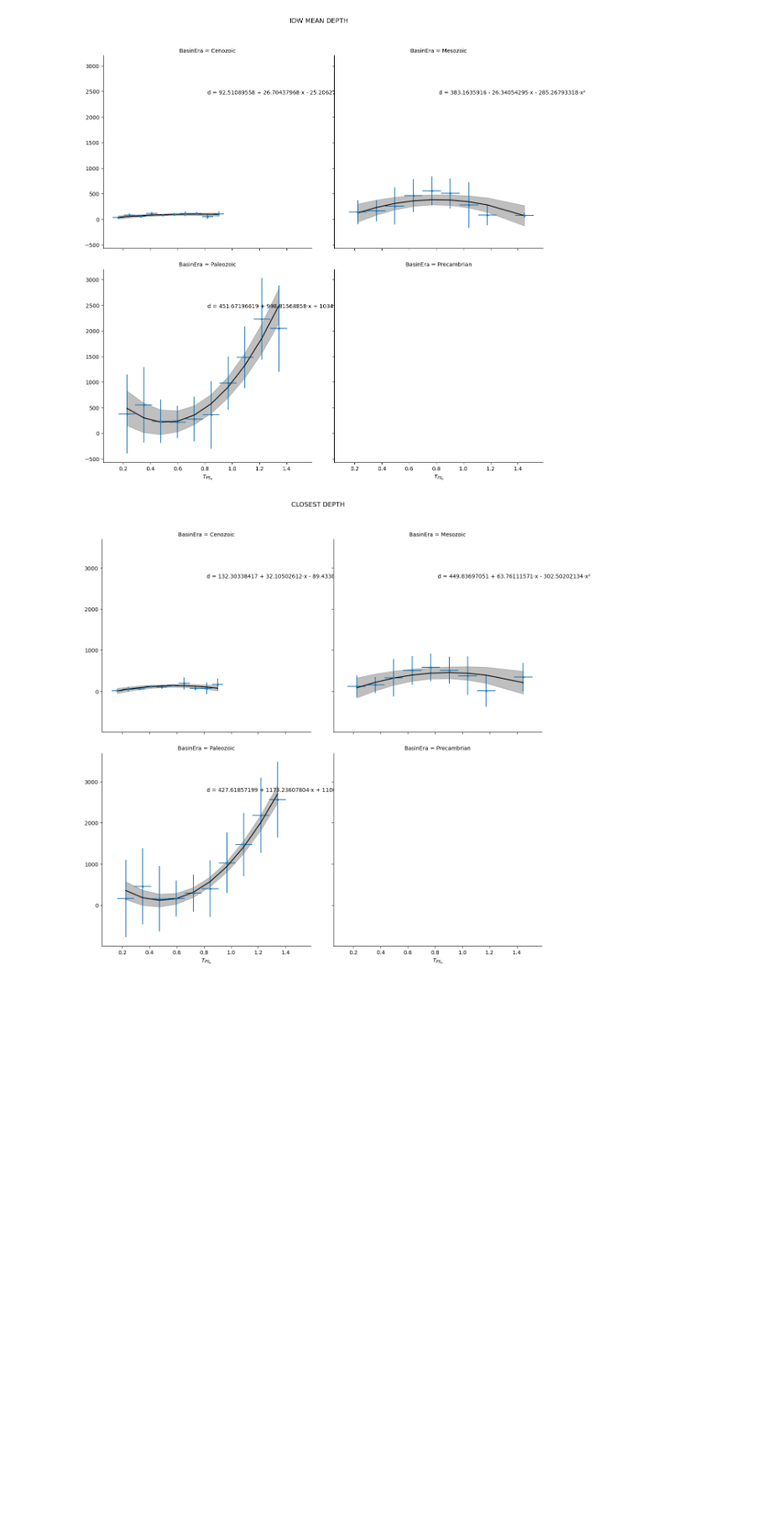
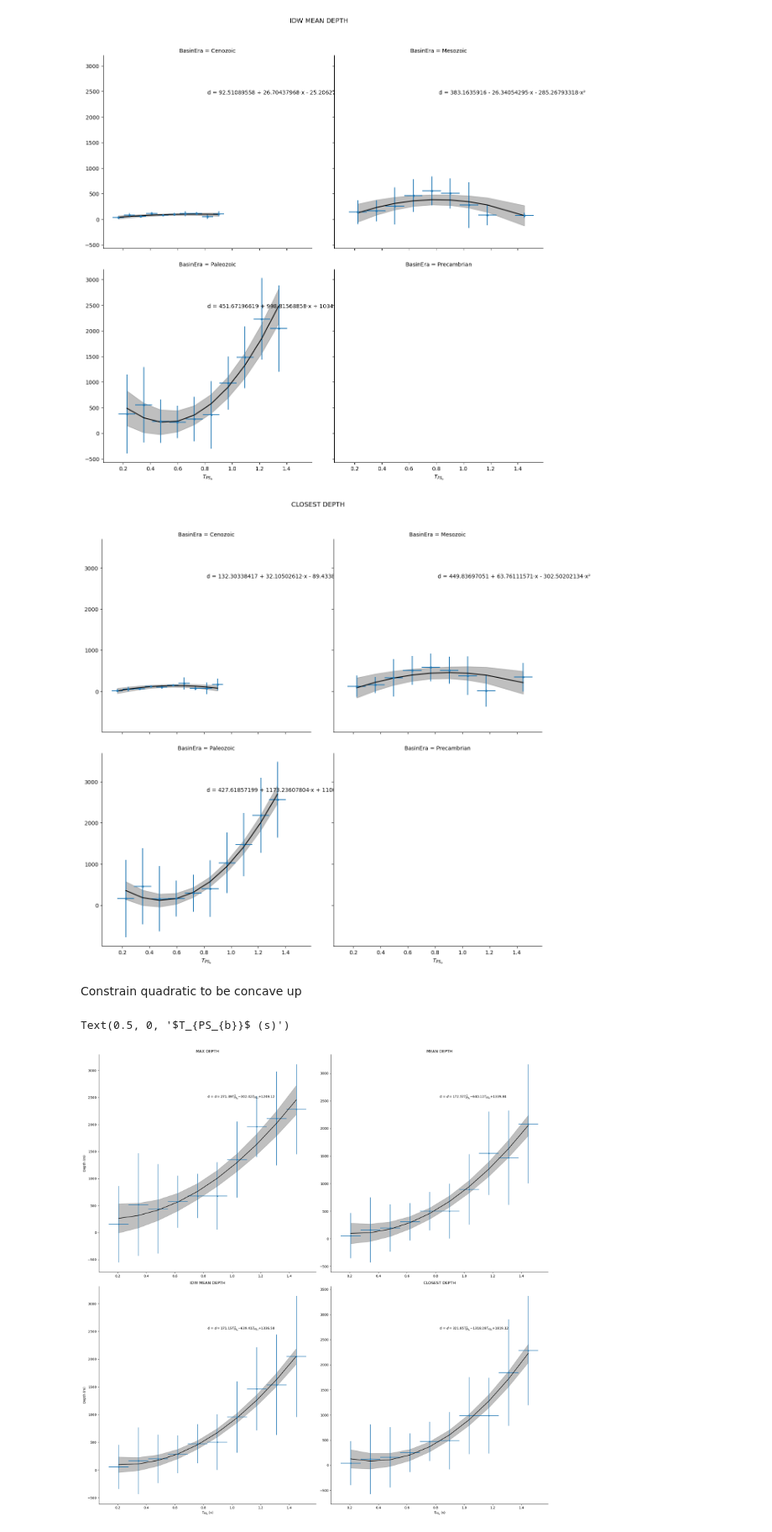
Before and after one commit to auggiemarignier/AusSedThick, a Jupyter notebook: aussedthickrf/04EmpiricalRelation.ipynb, the cells around one changed output. Shown at 84% size. Saved outputs shown, nothing was run; the diff lists cells and outputs as text; code cells hidden in the pictures; blank space fills up the shorter version.

Commit message:
positive constraint on squared term coef

```diff
--- a/aussedthickrf/04EmpiricalRelation.ipynb
+++ b/aussedthickrf/04EmpiricalRelation.ipynb
@@ -357,3 +358,73 @@ for depth in depth_estimates.loc[:, depth_estimates.columns != "geometry"].colum
 [figure]
 [figure]
 [figure]
+# %% [markdown]
+Constrain quadratic to be concave up
+# %%
+def f(x, a, b, c):
+    return Polynomial([a, b, c])(x)
+
+
+def poly_str(popt):
+    deg = len(popt) - 1
+    t = "$d = "
+    for i, p in enumerate(popt):
+        if i == 0:
+            t += f"{{{'-' if p < 0 else ''}}}"
+        if i != 0:
+            t += f"{{{'+' if p >= 0 else '-'}}}"
+        t += f"{np.abs(p):.2f}"
+        if deg - i != 0:
+            t += f"T_{{PS_{{b}}}}"
+            if deg - i != 1:
+                t += f"^{len(popt) - 1 - i}"
+    t += "$"
+    return t
+# %%
+fig, axs = plt.subplots(
+    2,
+    2,
+    figsize=(20, 20),
+    tight_layout=True,
+)
+for ax, depth in zip(
+    axs.flatten(), depth_estimates.loc[:, depth_estimates.columns != "geometry"].columns
+):
+    ax.set_title(depth.replace("_", " "))
+    ax.spines[["top", "right"]].set_visible(False)
+
+    x = seismics.delays
+    y = seismics[depth]
+    idx = np.isfinite(x) & np.isfinite(y)
+    x = x.loc[idx]
+    y = y.loc[idx]
+
+    bin_vals, bin_edges, binnumber = stats.binned_statistic(x, y, statistic="median")
+    bin_stds, _, _ = stats.binned_statistic(x, y, statistic="std")
+
+    # empty bins return NaN so drop these
+    idx = ~np.isfinite(bin_vals)
+    bin_vals = np.delete(bin_vals, idx)
+    bin_stds = np.delete(bin_stds, idx)
+
+    x = bin_edges[1:] + (bin_edges[1:] - bin_edges[:-1]) / 2  # bin midpoints
+    x =  np.delete(x, idx)
+    x_err = (bin_edges[1] - bin_edges[0]) / 2
+    y = bin_vals
+    y_err = bin_stds
+    popt, _ = optimize.curve_fit(f, x, y, bounds=([-np.inf, -np.inf, 0], [np.inf]*3))
+    yfit = f(x, *popt)
+    ci = slope_ci(x, y, yfit)
+    ax.errorbar(x, y, y_err, x_err, fmt=".")
+    ax.plot(x, yfit, color="k")
+    ax.fill_between(x, yfit+ci, yfit-ci, color="grey", alpha=0.5)
+
+    ax.text(0.5, 0.8, transform=ax.transAxes, s=f"d = {poly_str(popt)}")
+
+axs[0, 0].set_ylabel("Depth (m)")
+axs[1, 0].set_ylabel("Depth (m)")
+axs[1, 0].set_xlabel("$T_{PS_{b}}$ (s)")
+axs[1, 1].set_xlabel("$T_{PS_{b}}$ (s)")
+# %% [output]
+Text(0.5, 0, '$T_{PS_{b}}$ (s)')
+[figure, added]
```
Also changed, not shown: parts of 2 cells of this notebook.
